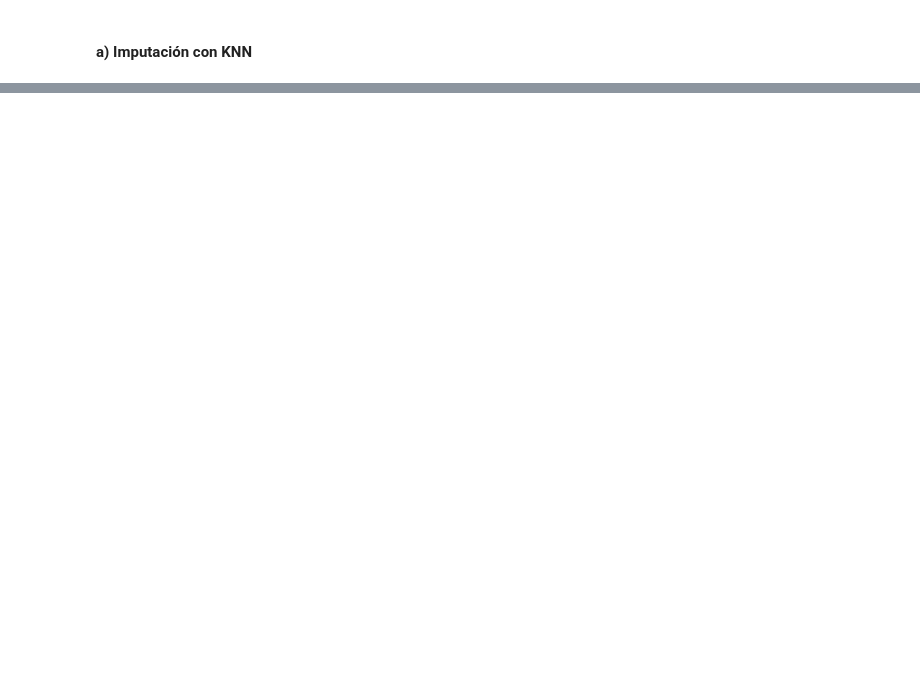
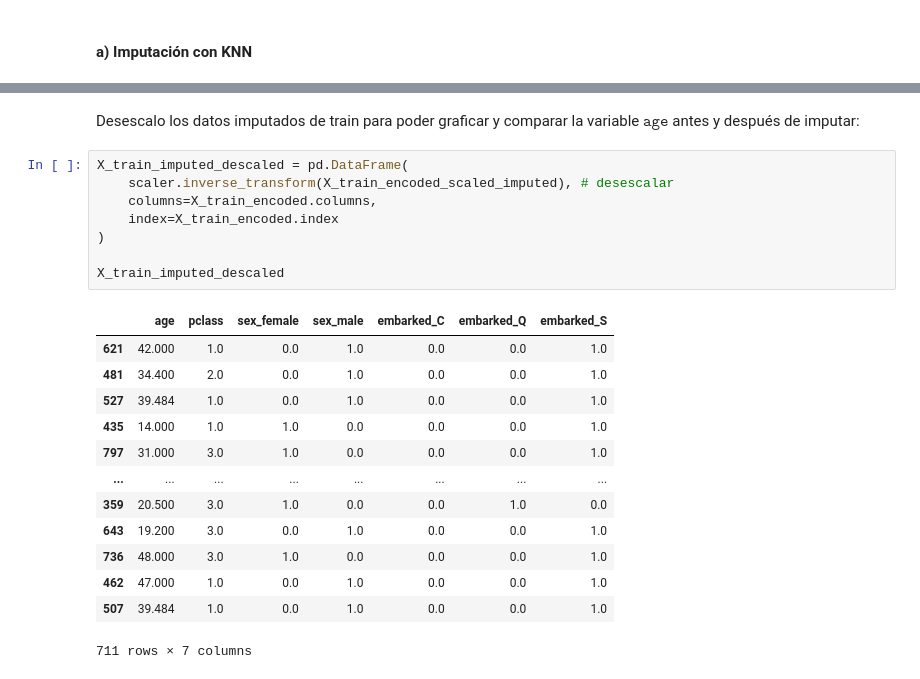
Before and after one commit to FIUBA-Posgrado-Inteligencia-Artificial/CEIA_Analisis_de_datos, a Jupyter notebook: notebooks/clase_05_tratamiento_datos_faltantes_adv.ipynb, the cells around one changed output, grey strips where cells are left out. Drawn from its saved outputs; the diff is of its cells as text; blank space fills up the shorter version.

```diff
--- a/notebooks/clase_05_tratamiento_datos_faltantes_adv.ipynb
+++ b/notebooks/clase_05_tratamiento_datos_faltantes_adv.ipynb
@@ -168,3 +228,27 @@ df_compara.head(20)
+# %% [markdown]
+Desescalo los datos imputados de train para poder graficar y comparar la variable $\texttt{age}$ antes y después de imputar:
+# %%
+X_train_imputed_descaled = pd.DataFrame(
+    scaler.inverse_transform(X_train_encoded_scaled_imputed), # desescalar
+    columns=X_train_encoded.columns,
+    index=X_train_encoded.index
+)
+
+X_train_imputed_descaled
+# %% [output]
+|  | age | pclass | sex_female | sex_male | embarked_C | embarked_Q | embarked_S |
+| 621 | 42.000 | 1.0 | 0.0 | 1.0 | 0.0 | 0.0 | 1.0 |
+| 481 | 34.400 | 2.0 | 0.0 | 1.0 | 0.0 | 0.0 | 1.0 |
+| 527 | 39.484 | 1.0 | 0.0 | 1.0 | 0.0 | 0.0 | 1.0 |
+| 435 | 14.000 | 1.0 | 1.0 | 0.0 | 0.0 | 0.0 | 1.0 |
+| 797 | 31.000 | 3.0 | 1.0 | 0.0 | 0.0 | 0.0 | 1.0 |
+| ... | ... | ... | ... | ... | ... | ... | ... |
+| 359 | 20.500 | 3.0 | 1.0 | 0.0 | 0.0 | 1.0 | 0.0 |
+| 643 | 19.200 | 3.0 | 0.0 | 1.0 | 0.0 | 0.0 | 1.0 |
+| 736 | 48.000 | 3.0 | 1.0 | 0.0 | 0.0 | 0.0 | 1.0 |
+| 462 | 47.000 | 1.0 | 0.0 | 1.0 | 0.0 | 0.0 | 1.0 |
+| 507 | 39.484 | 1.0 | 0.0 | 1.0 | 0.0 | 0.0 | 1.0 |
+711 rows × 7 columns
 # %%
 # Visualizar datos originales vs imputados (por ejemplo con el primer dataset imputado)
 plt.figure(figsize=(8, 5))
```
Also changed, not shown: parts of 38 cells of this notebook.
